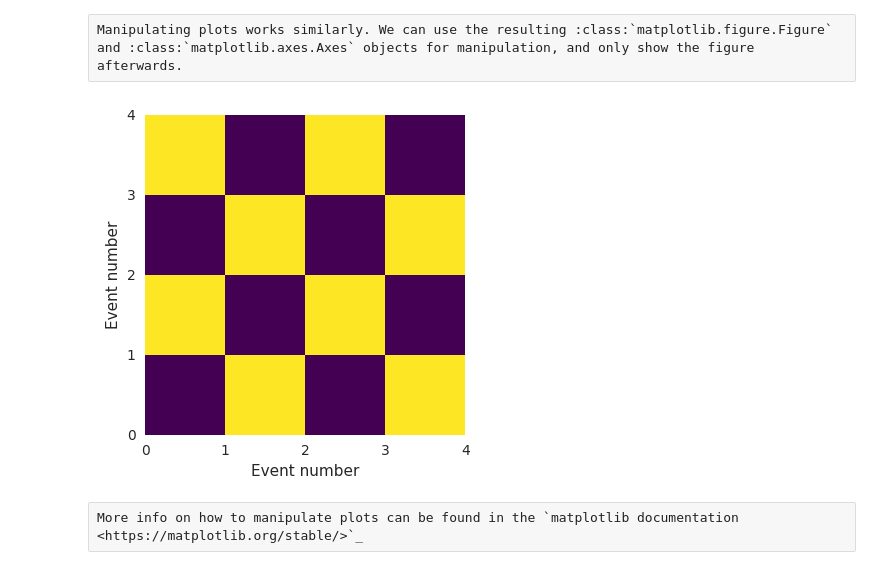
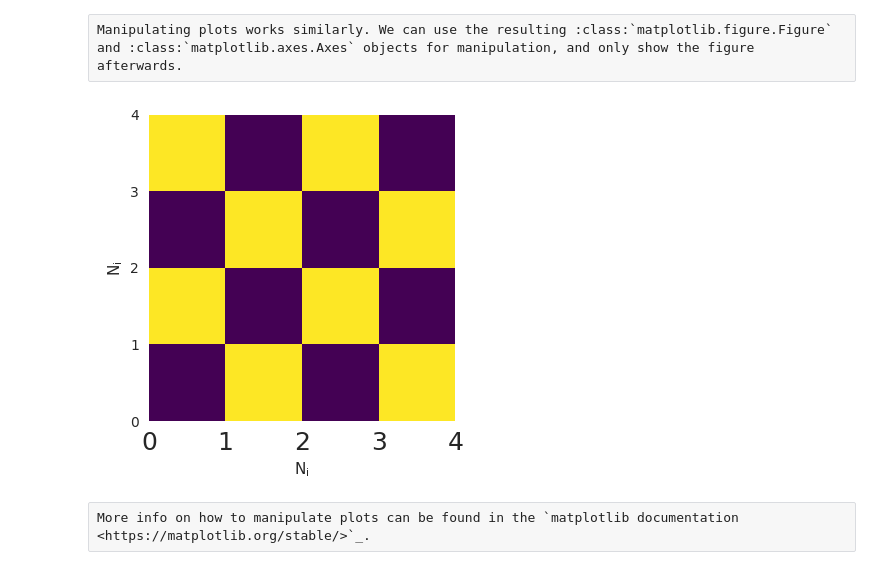
Before and after one commit to Jellevanderwerff/thebeat, a Jupyter notebook: docs/source/examples/basics/manipulate_plots.ipynb, the cells around one changed output. Drawn from its saved outputs; the diff is of its cells as text; code cells hidden in the pictures.

```diff
--- a/docs/source/examples/basics/manipulate_plots.ipynb
+++ b/docs/source/examples/basics/manipulate_plots.ipynb
@@ -26,10 +33,9 @@ fig.savefig('recurrence_plot.png')
 Manipulating plots works similarly. We can use the resulting :class:`matplotlib.figure.Figure` and :class:`matplotlib.axes.Axes` objects for manipulation, and only show the figure afterwards.
 # %%
 fig, ax = recurrence_plot(seq, suppress_display=True)
-ax.set_xlabel('Event number')
-ax.set_ylabel('Event number')
+ax.set_xticklabels([0, 1, 2, 3, 4], fontsize=18)
 fig.show()
 # %% [output]
-[figure, old version]
+[figure, new version]
 # %% [raw]
-More info on how to manipulate plots can be found in the `matplotlib documentation <https://matplotlib.org/stable/>`_
+More info on how to manipulate plots can be found in the `matplotlib documentation <https://matplotlib.org/stable/>`_.
```
Also changed, not shown: parts of 6 cells of this notebook, 34 other files.
